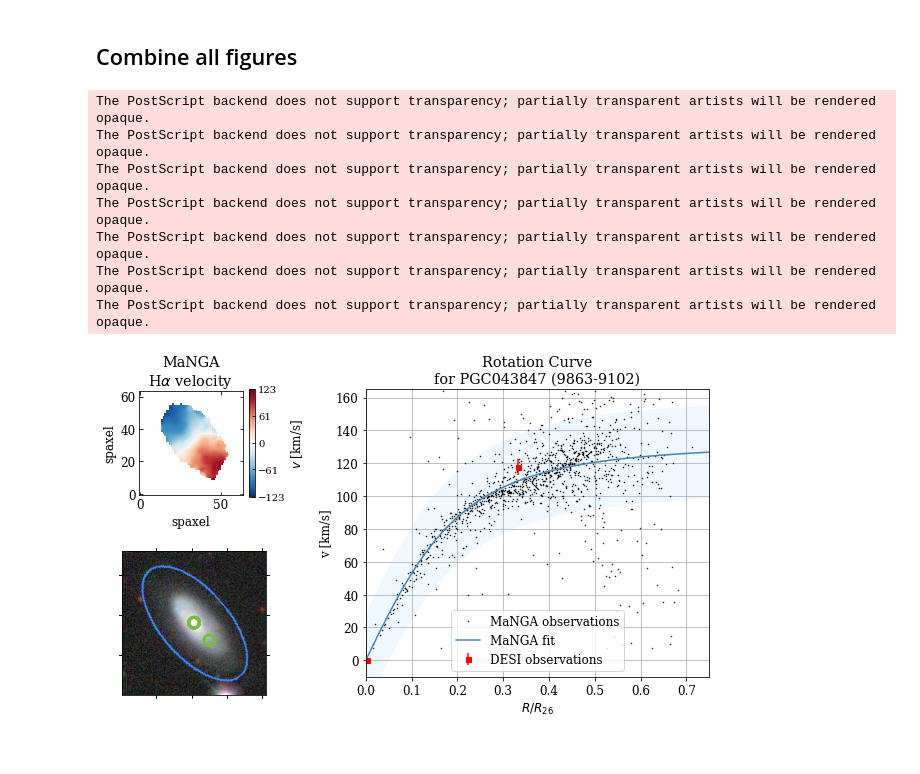
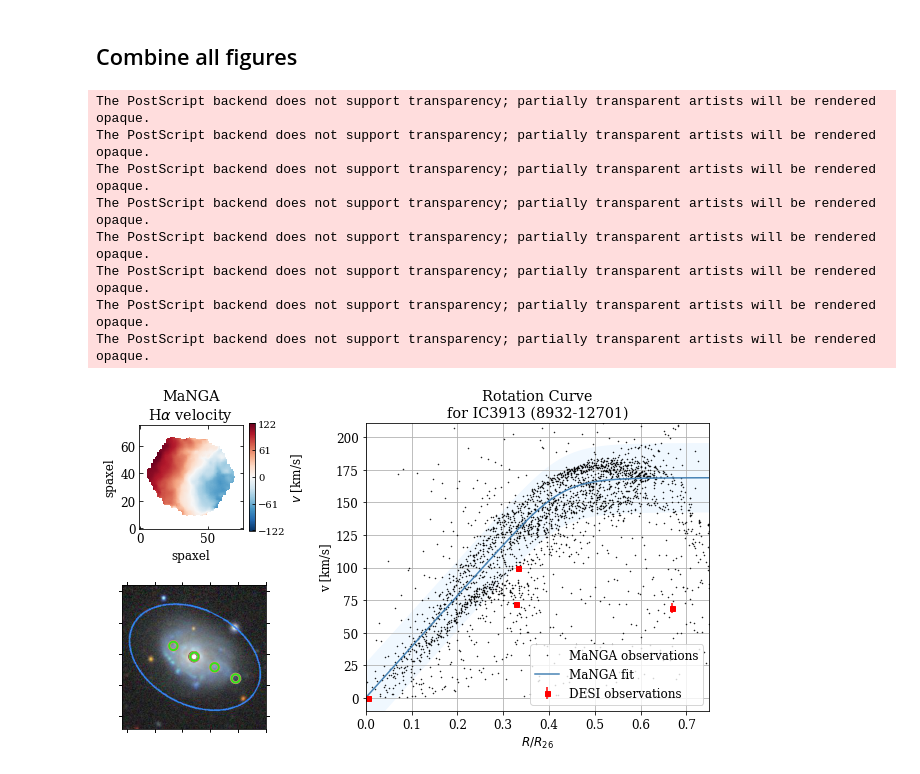
Before and after one commit to DESI-UR/DESI_SGA, a Jupyter notebook: MaNGA/PV_MaNGA_rot_curve.ipynb, the cells around one changed output. Saved outputs shown, nothing was run; the diff lists cells and outputs as text; code cells hidden in the pictures.

Commit message:
Added additional quality cuts to DESI points plotted

```diff
--- a/MaNGA/PV_MaNGA_rot_curve.ipynb
+++ b/MaNGA/PV_MaNGA_rot_curve.ipynb
@@ -63,7 +64,7 @@ MaNGA_fits = Table.read('DESI_vel_map_results_BB_smooth_lt_1p85_v2.txt',
 # %% [markdown]
 ## Extract data for desired galaxy
 # %%
-gal_id = '9863-9102'
+gal_id = '8932-12701'
 
 plate, IFU = gal_id.split('-')
 
@@ -417,7 +431,7 @@ r2_c = SphericalCircle((SGA_info['RA'][0] * u.deg, SGA_info['DEC'][0] * u.deg),
 ax.add_patch(r1_c)
 ax.add_patch(r2_c)
 
-for tft in gal_PV_obs:
+for tft in gal_PV_obs_good:
     if tft['SKY_FIBER_DIST_R26'] < 0.4:
         ra, dec = float(tft['FIBER_RA']), float(tft['FIBER_DEC'])
 
@@ -507,28 +521,28 @@ r2_c = SphericalCircle((SGA_info['RA'][0]*u.deg, SGA_info['DEC'][0]*u.deg),
 ax2.add_patch(r1_c)
 ax2.add_patch(r2_c)
 
-for tft in gal_PV_obs:
-    if tft['SKY_FIBER_DIST_R26'] < 0.4:
-        ra, dec = float(tft['FIBER_RA']), float(tft['FIBER_DEC'])
+for tft in gal_PV_obs_good:
+#    if tft['SKY_FIBER_DIST_R26'] < 0.4:
+    ra, dec = float(tft['FIBER_RA']), float(tft['FIBER_DEC'])
 
-        # Add the location of the SDSS and DESI fibers.
-        # SDSS fibers are 2" diameter, DESI is 107 um with 70 um/" plate scale.
-        r1 = SphericalCircle((ra*u.deg, dec*u.deg),
-                             2*u.arcsec,
-                             edgecolor='lightcoral',
-                             facecolor='none',
-                             alpha=1,
-                             lw=3,
-                             transform=ax2.get_transform('icrs'))
-        r2 = SphericalCircle((ra*u.deg, dec*u.deg),
-                             2*u.arcsec,
-                             edgecolor='lime',
-                             facecolor='none',
-                             alpha=0.8,
-                             lw=2,
-                             transform=ax2.get_transform('icrs'))
-        ax2.add_patch(r1)
-        ax2.add_patch(r2)
+    # Add the location of the SDSS and DESI fibers.
+    # SDSS fibers are 2" diameter, DESI is 107 um with 70 um/" plate scale.
+    r1 = SphericalCircle((ra*u.deg, dec*u.deg),
+                         2*u.arcsec,
+                         edgecolor='lightcoral',
+                         facecolor='none',
+                         alpha=1,
+                         lw=3,
+                         transform=ax2.get_transform('icrs'))
+    r2 = SphericalCircle((ra*u.deg, dec*u.deg),
+                         2*u.arcsec,
+                         edgecolor='lime',
+                         facecolor='none',
+                         alpha=0.8,
+                         lw=2,
+                         transform=ax2.get_transform('icrs'))
+    ax2.add_patch(r1)
+    ax2.add_patch(r2)
 
 ax2.coords[0].set_ticklabel_visible(False)
 ax2.coords[1].set_ticklabel_visible(False)
@@ -549,36 +563,37 @@ ax3.plot(rm_deproj, np.abs(vm_deproj), 'k.', markersize=1, label='MaNGA observat
 
 ax3.plot(r, Velocity_curve, c='steelblue', label='MaNGA fit')
 
-ax3.errorbar(gal_PV_obs['SKY_FIBER_DIST_R26'],
-             gal_PV_obs['V'],
-             yerr=gal_PV_obs['VERR'],
+ax3.errorbar(gal_PV_obs_good['SKY_FIBER_DIST_R26'],
+             gal_PV_obs_good['V'],
+             yerr=gal_PV_obs_good['VERR'],
              fmt='rs',
              markersize=5,
              label='DESI observations')
 
 plot_title = 'Rotation Curve\nfor {gname}'.format(gname = str(SGA_info['GALAXY'][0])) + ' (' + gal_id + ')'
 
 ax3.set(xlabel='$R/R_{26}$',
         ylabel='v [km/s]',
         xlim=(0,0.75),
         ylim=(-10, 1.25*V_max),
         title=plot_title)
 
 handles, labels = ax3.get_legend_handles_labels()
 unique = [(h, l) for i, (h, l) in enumerate(zip(handles, labels)) if l not in labels[:i]]
 ax3.legend(*zip(*unique), fontsize=12)
 
 ax3.grid(b=True)
 ####################################################################################
 
 #plt.savefig('../Figures/{}_multi.png'.format(gal_id), dpi=120)
 plt.savefig('../Figures/{}_multi.eps'.format(gal_id), format='eps', dpi=120)
 # %% [output]
 The PostScript backend does not support transparency; partially transparent artists will be rendered opaque.
 The PostScript backend does not support transparency; partially transparent artists will be rendered opaque.
 The PostScript backend does not support transparency; partially transparent artists will be rendered opaque.
 The PostScript backend does not support transparency; partially transparent artists will be rendered opaque.
 The PostScript backend does not support transparency; partially transparent artists will be rendered opaque.
 The PostScript backend does not support transparency; partially transparent artists will be rendered opaque.
 The PostScript backend does not support transparency; partially transparent artists will be rendered opaque.
+The PostScript backend does not support transparency; partially transparent artists will be rendered opaque.
-[figure, old version]
+[figure, new version]
```
Also changed, not shown: parts of 8 cells of this notebook.
